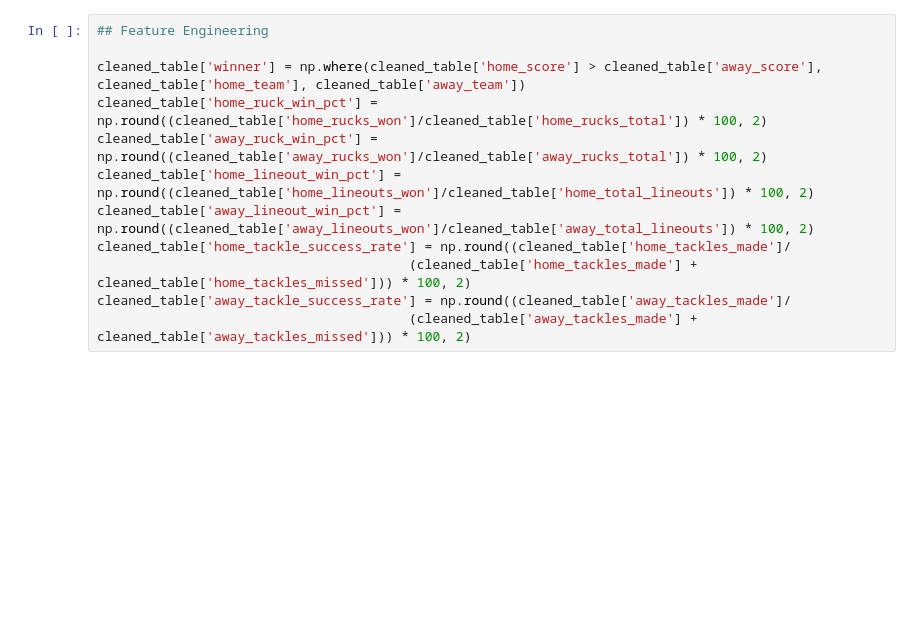
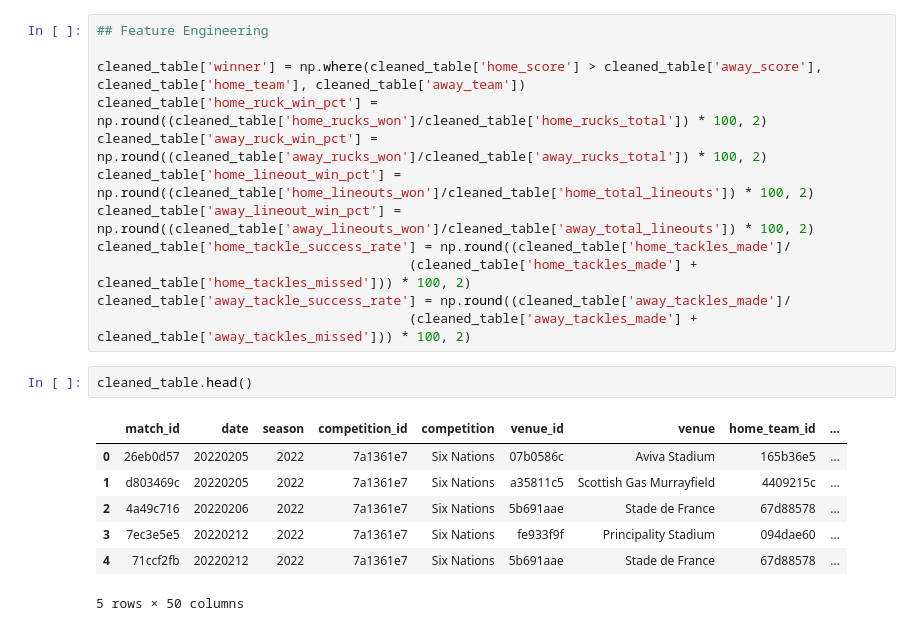
Before and after one commit to mycycler22/ghost_of_eden_park, a Jupyter notebook: rugby_experimental.ipynb, the cells around one changed output. Saved outputs shown, nothing was run; the diff lists cells and outputs as text; blank space fills up the shorter version.

```diff
--- a/rugby_experimental.ipynb
+++ b/rugby_experimental.ipynb
@@ -445,3 +445,13 @@ cleaned_table['home_tackle_success_rate'] = np.round((cleaned_table['home_tackle
                                         (cleaned_table['home_tackles_made'] + cleaned_table['home_tackles_missed'])) * 100, 2)
 cleaned_table['away_tackle_success_rate'] = np.round((cleaned_table['away_tackles_made']/
                                         (cleaned_table['away_tackles_made'] + cleaned_table['away_tackles_missed'])) * 100, 2)
+# %%
+cleaned_table.head()
+# %% [output]
+|  | match_id | date | season | competition_id | competition | venue_id | venue | home_team_id | ... |
+| 0 | 26eb0d57 | 20220205 | 2022 | 7a1361e7 | Six Nations | 07b0586c | Aviva Stadium | 165b36e5 | ... |
+| 1 | d803469c | 20220205 | 2022 | 7a1361e7 | Six Nations | a35811c5 | Scottish Gas Murrayfield | 4409215c | ... |
+| 2 | 4a49c716 | 20220206 | 2022 | 7a1361e7 | Six Nations | 5b691aae | Stade de France | 67d88578 | ... |
+| 3 | 7ec3e5e5 | 20220212 | 2022 | 7a1361e7 | Six Nations | fe933f9f | Principality Stadium | 094dae60 | ... |
+| 4 | 71ccf2fb | 20220212 | 2022 | 7a1361e7 | Six Nations | 5b691aae | Stade de France | 67d88578 | ... |
+5 rows × 50 columns
```
